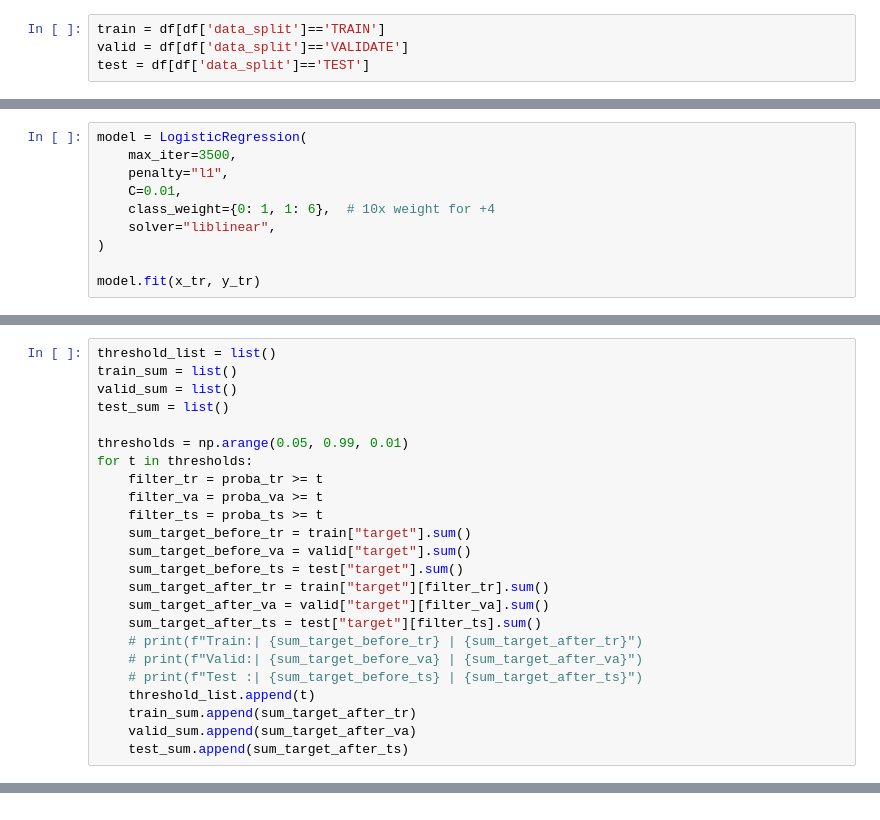
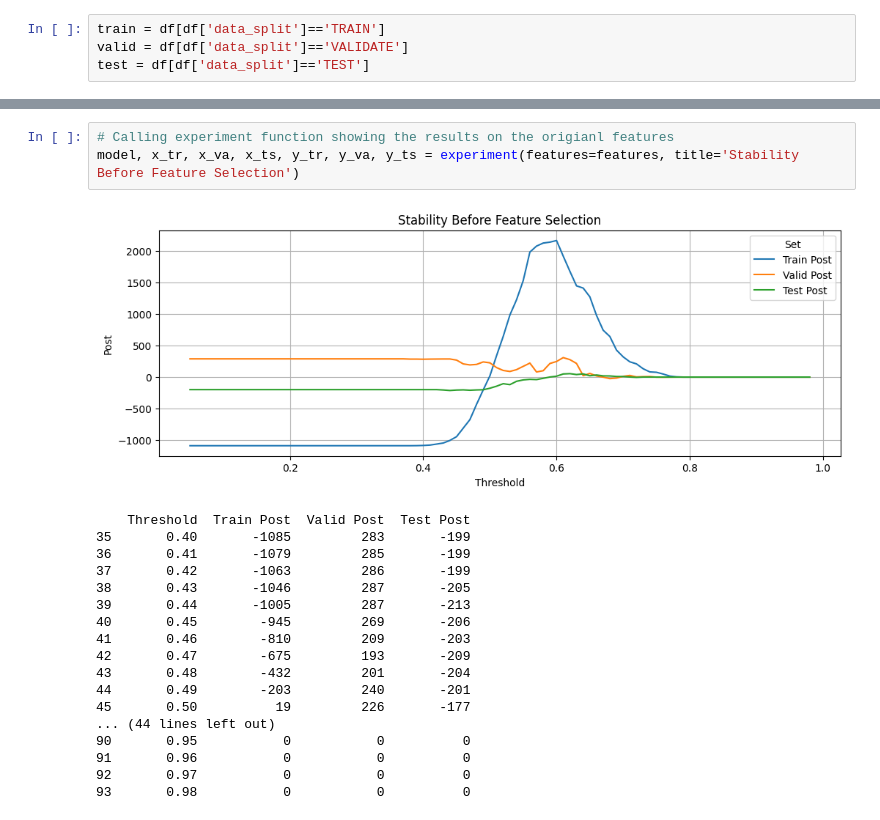
Before and after one commit to waseemshammout/healthy_product_task, a Jupyter notebook: Submission July 7th/Experiment_nb.ipynb, the cells around one changed output, grey strips where cells are left out. Drawn from its saved outputs; the diff is of its cells as text.

```diff
--- a/Submission July 7th/Experiment_nb.ipynb
+++ b/Submission July 7th/Experiment_nb.ipynb
@@ -224,10 +18,0 @@ x_ts, y_ts = test_, test['target_encoded']
-# %%
-model = LogisticRegression(
-    max_iter=3500,
-    penalty="l1",
-    C=0.01,
-    class_weight={0: 1, 1: 6},  # 10x weight for +4
-    solver="liblinear",
-)
-
-model.fit(x_tr, y_tr)
@@ -252,24 +18,0 @@ proba_ts = model.predict_proba(x_ts)[:, 1]
-# %%
-threshold_list = list()
-train_sum = list()
-valid_sum = list()
-test_sum = list()
-
-thresholds = np.arange(0.05, 0.99, 0.01)
-for t in thresholds:
-    filter_tr = proba_tr >= t
-    filter_va = proba_va >= t
-    filter_ts = proba_ts >= t
-    sum_target_before_tr = train["target"].sum()
-    sum_target_before_va = valid["target"].sum()
-    sum_target_before_ts = test["target"].sum()
-    sum_target_after_tr = train["target"][filter_tr].sum()
-    sum_target_after_va = valid["target"][filter_va].sum()
-    sum_target_after_ts = test["target"][filter_ts].sum()
-    # print(f"Train:| {sum_target_before_tr} | {sum_target_after_tr}")
-    # print(f"Valid:| {sum_target_before_va} | {sum_target_after_va}")
-    # print(f"Test :| {sum_target_before_ts} | {sum_target_after_ts}")
-    threshold_list.append(t)
-    train_sum.append(sum_target_after_tr)
-    valid_sum.append(sum_target_after_va)
-    test_sum.append(sum_target_after_ts)
@@ -343,0 +82,22 @@ print(results_df.tail(50))
+# %%
+# Calling experiment function showing the results on the origianl features
+model, x_tr, x_va, x_ts, y_tr, y_va, y_ts = experiment(features=features, title='Stability Before Feature Selection')
+# %% [output]
+[figure, added]
+    Threshold  Train Post  Valid Post  Test Post
+35       0.40       -1085         283       -199
+36       0.41       -1079         285       -199
+37       0.42       -1063         286       -199
+38       0.43       -1046         287       -205
+39       0.44       -1005         287       -213
+40       0.45        -945         269       -206
+41       0.46        -810         209       -203
+42       0.47        -675         193       -209
+43       0.48        -432         201       -204
+44       0.49        -203         240       -201
+45       0.50          19         226       -177
+... (44 lines left out)
+90       0.95           0           0          0
+91       0.96           0           0          0
+92       0.97           0           0          0
+93       0.98           0           0          0
```
Also changed, not shown: parts of 20 cells of this notebook.
